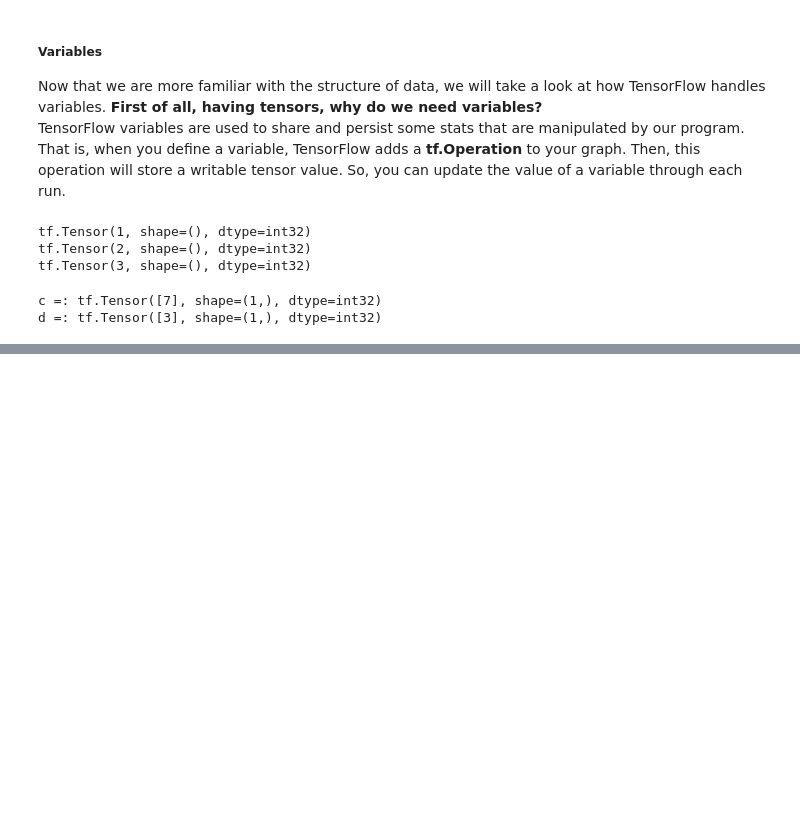
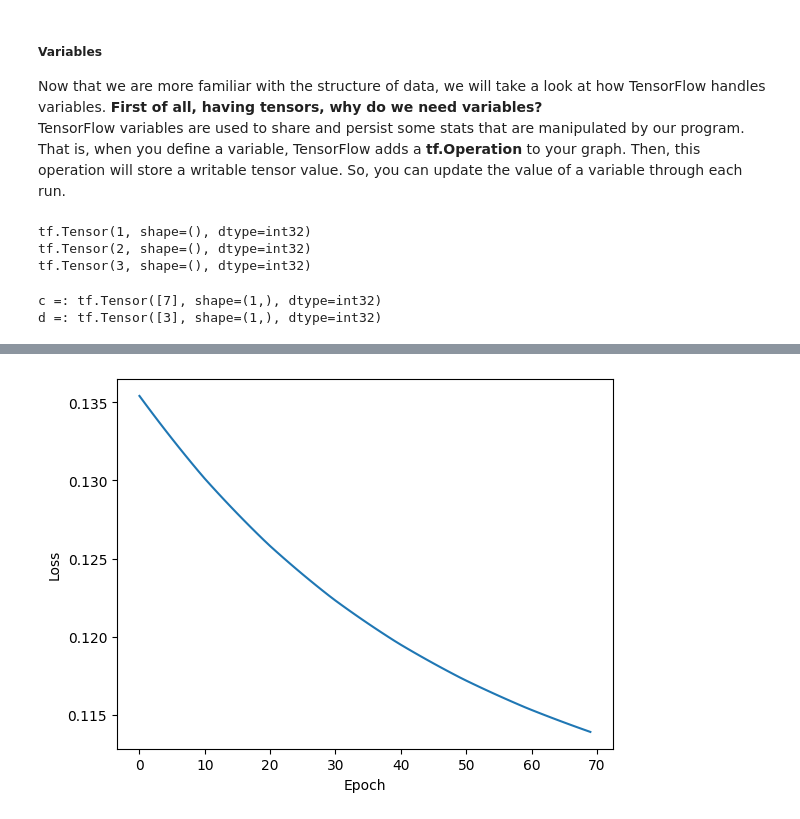
Before and after one commit to bunshee/IBM-AI-Engineering-Professional-Certificate, a Jupyter notebook: DL_Tensoorflow.ipynb, the cells around one changed output, grey strips where cells are left out. Cells and saved outputs as stored; diff of their text form; code cells hidden in the pictures; blank space fills up the shorter version.

```diff
--- a/DL_Tensoorflow.ipynb
+++ b/DL_Tensoorflow.ipynb
@@ -146,0 +446,9 @@ d =: tf.Tensor([3], shape=(1,), dtype=int32)
+# %%
+# Number of Epochs in our training
+numEpochs = 700
+
+# Defining our learning rate iterations (decay)
+learningRate = tf.keras.optimizers.schedules.ExponentialDecay(initial_learning_rate=0.0008,
+                                          decay_steps=trainX.shape[0],
+                                          decay_rate= 0.95,
+                                          staircase=True)
@@ -146,0 +461,4 @@ d =: tf.Tensor([3], shape=(1,), dtype=int32)
+# %%
+#Defining our cost function - Squared Mean Error
+loss_object = tf.keras.losses.MeanSquaredLogarithmicError()
+optimizer = tf.keras.optimizers.SGD(learningRate)
@@ -146,0 +467,8 @@ d =: tf.Tensor([3], shape=(1,), dtype=int32)
+# %%
+# Accuracy metric.
+def accuracy(y_pred, y_true):
+# Predicted class is the index of the highest score in prediction vector (i.e. argmax).
+
+    correct_prediction = tf.equal(tf.argmax(y_pred, 1), tf.argmax(y_true, 1))
+
+    return tf.reduce_mean(tf.cast(correct_prediction, tf.float32))
@@ -146,0 +477,9 @@ d =: tf.Tensor([3], shape=(1,), dtype=int32)
+# %%
+# Optimization process.
+
+def run_optimization(x, y):
+    with tf.GradientTape() as g:
+        pred = logistic_regression(x)
+        loss = loss_object(pred, y)
+    gradients = g.gradient(loss, [weights, bias])
+    optimizer.apply_gradients(zip(gradients, [weights, bias]))
@@ -146,0 +554,7 @@ d =: tf.Tensor([3], shape=(1,), dtype=int32)
+# %%
+plt.xlabel("Epoch")
+plt.ylabel("Loss")
+plt.plot(loss_values)
+plt.show()
+# %% [output]
+[figure, added]
```
Also changed, not shown: parts of 39 cells of this notebook, 1 other file.
